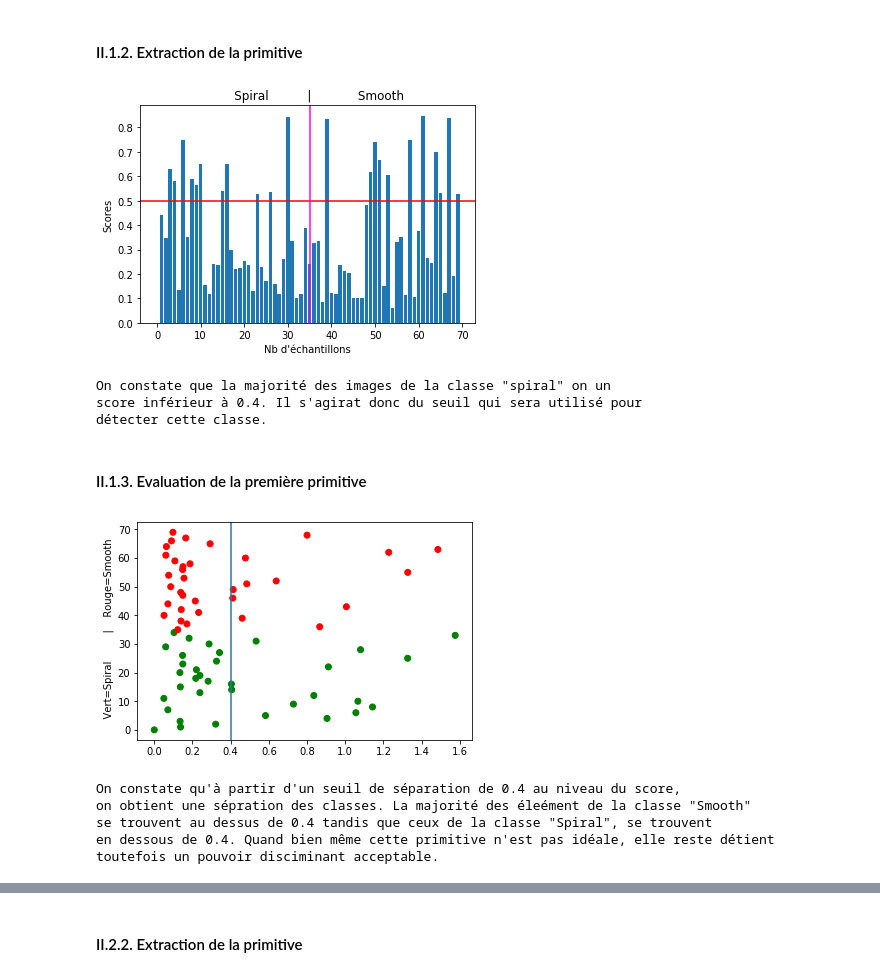
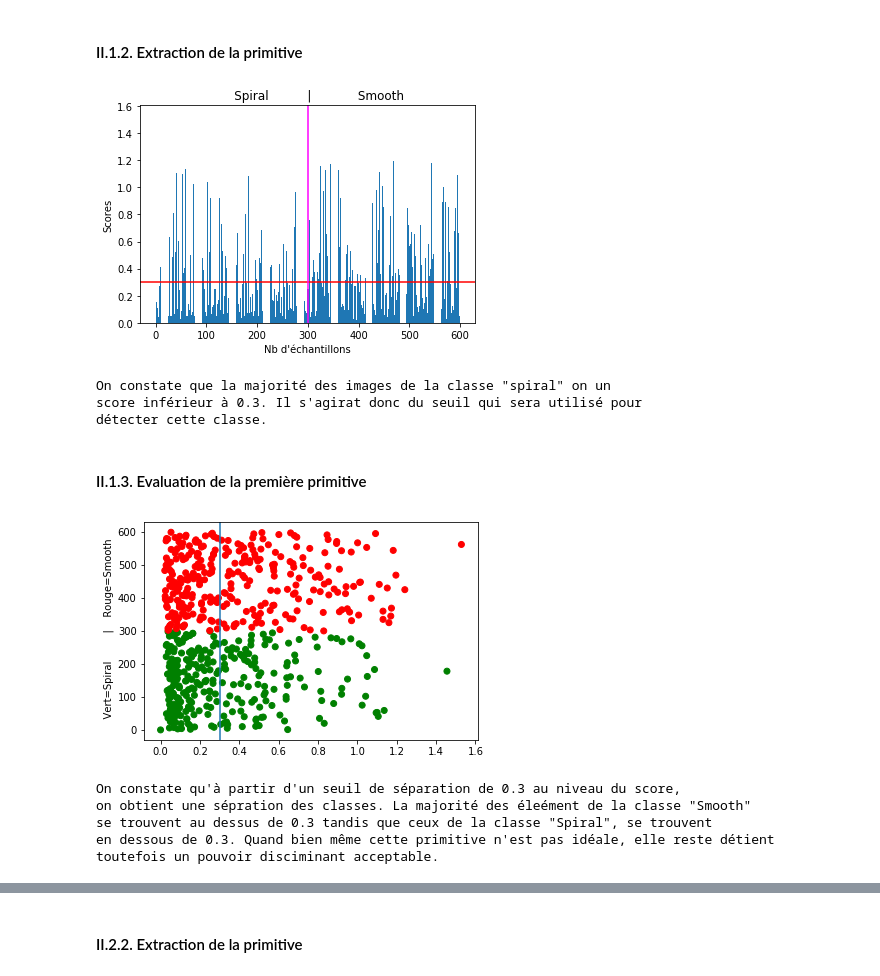
Before and after one commit to uvsq21501832/GIT_DEPOT_GTI770_TP01, a Jupyter notebook: TP01.ipynb, the cells around one changed output, grey strips where cells are left out. Cells and saved outputs as stored; diff of their text form; code cells hidden in the pictures.

```diff
--- a/TP01.ipynb
+++ b/TP01.ipynb
@@ -202,16 +201,6 @@ def cropper_centre(img, nouveauX, nouveauY):
     debutY = int(milieuY - nouveauY/2)
     finY = int(milieuY + nouveauY/2)
     img = img[debutX:finX, debutY:finY, :]
-    return img
-
-def cropper_centre_grayscale(img, nouveauX, nouveauY):
-    milieuX = img.shape[0]/2
-    debutX = int(milieuX - nouveauX/2)
-    finX = int(milieuX + nouveauX/2)
-    milieuY = img.shape[1]/2
-    debutY = int(milieuY - nouveauY/2)
-    finY = int(milieuY + nouveauY/2)
-    img = img[debutX:finX, debutY:finY]
     return img
 
 #Teste de notre fonction avec une image, 100259.jpg
@@ -227,19 +216,12 @@ def cropper_centre_grayscale(img, nouveauX, nouveauY):
 
 
 #Cropp de toutes les images dans X_train vers X_train_crop
-X_train_crop = np.zeros((70, 100, 100,3))
+X_train_crop = np.zeros((600, 100, 100, 3))
 X_train_crop_index = 0
 for i in X_train:
     X_train_crop[X_train_crop_index] = cropper_centre(X_train[X_train_crop_index], 100, 100)
     X_train_crop_index+=1
 
-# Definition X_train_crop_grayscale qui contient les images crooppé en GrayScale
-X_Train_crop_grayScale = np.zeros((70, 100, 100))
-X_train_crop_index = 0
-for i in X_train_grayscale :
-    X_Train_crop_grayScale[X_train_crop_index] = cropper_centre_grayscale(X_train_grayscale[X_train_crop_index], 100, 100)
-    X_train_crop_index+=1
-
 print("Cellule executée avec succès")
 # %% [output]
 Cellule executée avec succès
@@ -316,7 +306,7 @@ from skimage import img_as_float
 # pour lesquels on va procéder à la comparaison des voisins. Ici, une matrice de 16x16 en raison de
 # la faible définition de images (idéalement, une matrice de 3x3 donnerait un résultat plus précis).
 METHOD = 'uniform'
-radius = 16
+radius = 8
 n_points = 16 * radius
 
 
@@ -332,24 +322,17 @@ def kullback_leibler_divergence(p, q):
     filt = np.logical_and(p != 0, q != 0)
     return np.sum(p[filt] * np.log2(p[filt] / q[filt]))
 
-def rgbToGrayscale(img):
-    gray=img.astype(np.float32)
-    gray = cv2.cvtColor(gray , cv2.COLOR_BGR2GRAY)
-    return gray
-
 def extract_lbp_primitives(ref, images):
-
-    # Pour chaque image d'entrainement, on compare l'histogramme de son LBP avec celui de référence.
-    scores = []
 
     # On commence par déterminer un histograme de référence (ici, la première image, qui est une spirale).
     # Pour se faire on récupère l'image de référence à deux dimensions et on extrait son LBP qui servira à bâtir
     # l'histogramme associé grâce à des fonctions des librairies Numpy et Skimage
-
     lbp_ref = local_binary_pattern(rgbToGrayscale(ref), n_points, radius, METHOD)
     n_bins = int(lbp_ref.max() + 1)
     ref_hist, _ = np.histogram(lbp_ref, normed=True, bins=n_bins, range=(0, n_bins))
 
+    # Pour chaque image d'entrainement, on compare l'histogramme de son LBP avec celui de référence.
+    scores = []
     for index,img in enumerate(images) :
 
         image = images[index]
@@ -358,40 +341,40 @@ def extract_lbp_primitives(ref, images):
         lbp = local_binary_pattern(rgbToGrayscale(image), n_points, radius, METHOD)
         n_bins = int(lbp_ref.max() + 1)
         hist, _ = np.histogram(lbp, normed=True, bins=n_bins, range=(0, n_bins))
 
         # On évalue son score grâce à la fonction "Kullback-Leibler divergence".
         # Note : plus le score est proche de 0 et plus il y a de similitude.
         score = kullback_leibler_divergence(hist, ref_hist)
 
         scores.append(score)
+
     return scores
 
 lbp_primitives = extract_lbp_primitives(X_train_crop[0], X_train_crop)
-
-lbp_treshold = 0.4
+lbp_treshold = 0.30
 
 # On affiche un diagramme en bar afin de mieux visualiser quel serait le bon seuil
 # à utiliser.
 x_axis = range(len(lbp_primitives))
 plt.bar(x_axis, lbp_primitives)
-plt.axhline(y=0.5,color='red')
-plt.axvline(x=35, color='magenta')
+plt.axhline(y=lbp_treshold,color='red')
+plt.axvline(x=round(len(lbp_primitives) / 2), color='magenta')
 plt.title("              Spiral          |            Smooth        ")
 plt.xlabel("Nb d'échantillons")
 plt.ylabel("Scores")
 
 fig = plt.gcf()
 
 plt.show()
 
 
 print('On constate que la majorité des images de la classe "spiral" on un\n'+
 'score inférieur à ' + str(lbp_treshold) + '. Il s\'agirat donc du seuil qui sera utilisé pour\n'+
 'détecter cette classe.')
 # %% [output]
-[figure, old version]
+[figure, new version]
 On constate que la majorité des images de la classe "spiral" on un
-score inférieur à 0.4. Il s'agirat donc du seuil qui sera utilisé pour
+score inférieur à 0.3. Il s'agirat donc du seuil qui sera utilisé pour
 détecter cette classe.
 # %% [markdown]
 #### II.1.3. Evaluation de la première primitive
@@ -399,8 +382,9 @@ détecter cette classe.
 from matplotlib.colors import ListedColormap
 
 colors = np.zeros(len(lbp_primitives), dtype = "uint8")
+middle = round(len(lbp_primitives) / 2)
 for index,img in enumerate(lbp_primitives) :
-    colors[index] = 0 if index < 35 else 1
+    colors[index] = 0 if index < middle else 1
 
 graph = plt.scatter(lbp_primitives, range(len(lbp_primitives)), c=colors, cmap=ListedColormap(['green','red']))
 plt.axvline(x=lbp_treshold)
@@ -413,9 +397,9 @@ print("On constate qu'à partir d'un seuil de séparation de " + str(lbp_treshol
       "en dessous de " + str(lbp_treshold) + ". Quand bien même cette primitive n'est pas idéale, elle reste détient\n"+
       "toutefois un pouvoir disciminant acceptable.")
 # %% [output]
-[figure, old version]
+[figure, new version]
-On constate qu'à partir d'un seuil de séparation de 0.4 au niveau du score,
+On constate qu'à partir d'un seuil de séparation de 0.3 au niveau du score,
 on obtient une sépration des classes. La majorité des éleément de la classe "Smooth"
-se trouvent au dessus de 0.4 tandis que ceux de la classe "Spiral", se trouvent
-en dessous de 0.4. Quand bien même cette primitive n'est pas idéale, elle reste détient
+se trouvent au dessus de 0.3 tandis que ceux de la classe "Spiral", se trouvent
+en dessous de 0.3. Quand bien même cette primitive n'est pas idéale, elle reste détient
 toutefois un pouvoir disciminant acceptable.
```
Also changed, not shown: parts of 44 cells of this notebook.
